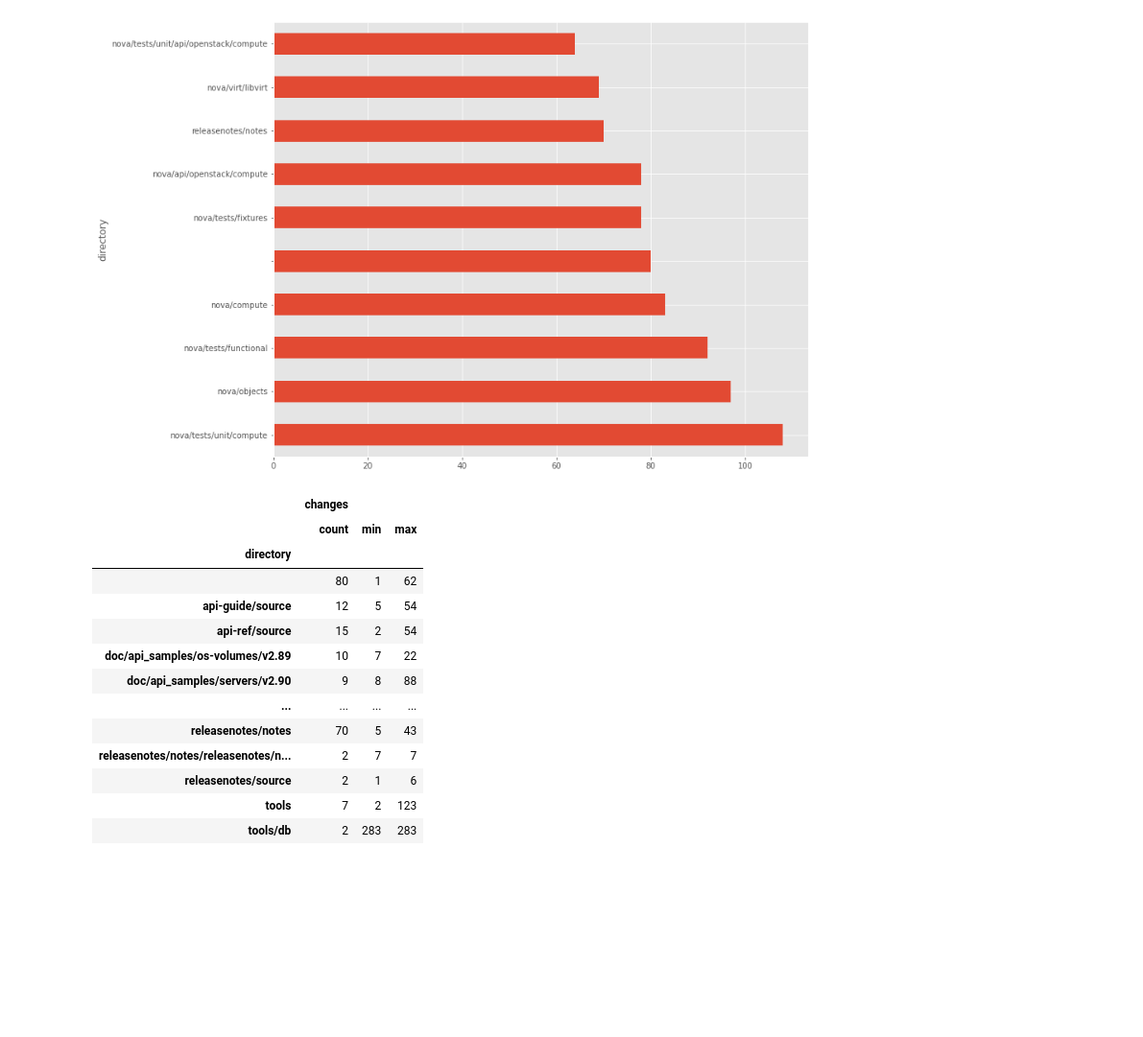
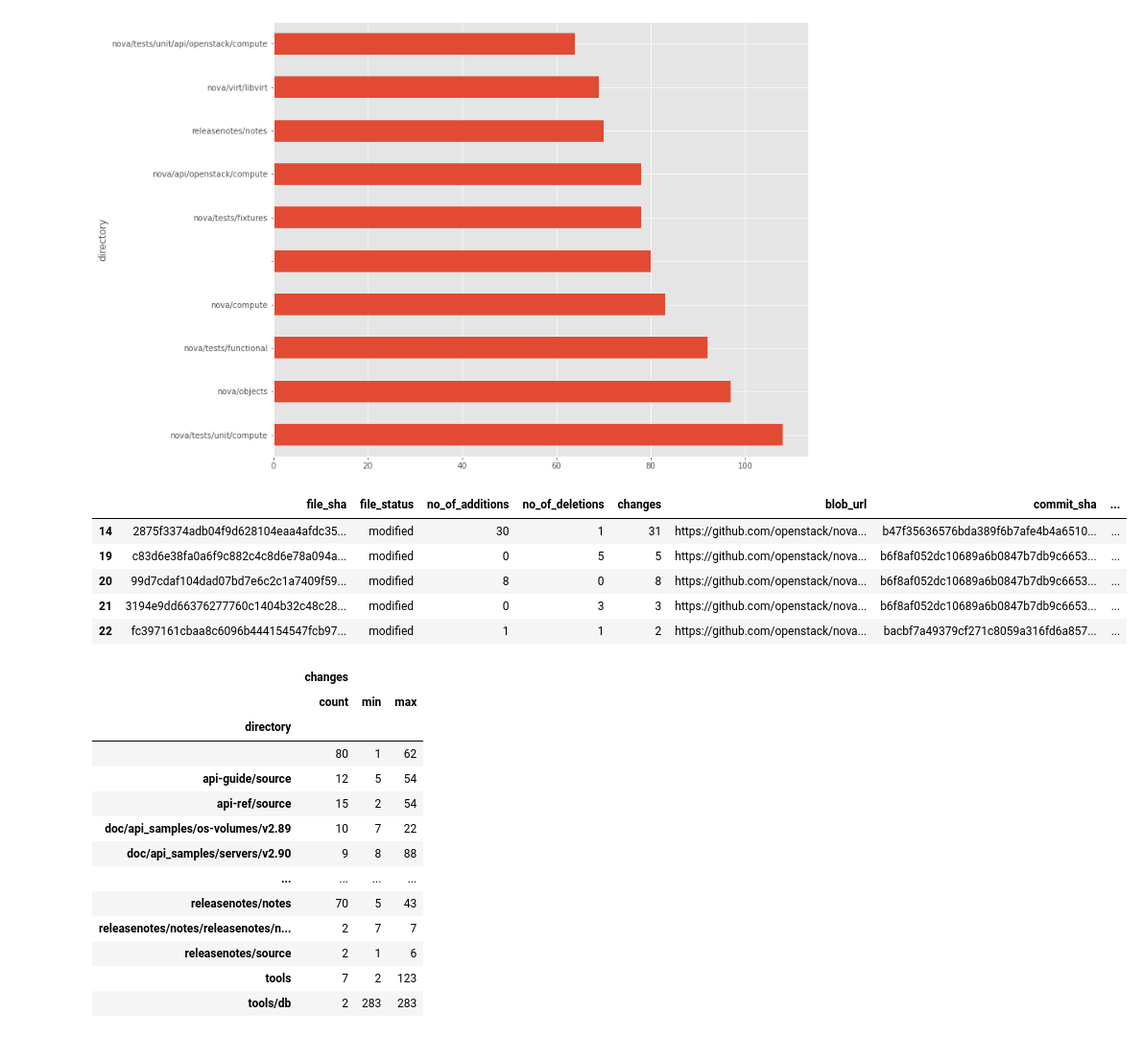
Before and after one commit to TempleOkosun/Mining-OpenStackNova, a Jupyter notebook: Mining OpenStackNova Repo Notebook.ipynb, the cells around one changed output. Shown: that part at 96% size. Saved outputs shown, nothing was run; the diff lists cells and outputs as text; code cells hidden in the pictures; blank space fills up the shorter version.

Commit message:
manually inspected a single commit table rows for accuracy

```diff
--- a/Mining OpenStackNova Repo Notebook.ipynb
+++ b/Mining OpenStackNova Repo Notebook.ipynb
@@ -256,6 +267,20 @@ df["changes"].sum()
 df.groupby('directory').size().sort_values(ascending=False).head(20).head(10).plot(kind='barh');
 # %% [output]
 [figure]
+# %%
+grp = df.groupby('directory')
+for dir_name, ds_df in grp:
+    print("{dir_name}".format(dir_name=dir_name))
+    break
+# %%
+ds_df.head()
+# %% [output]
+|  | file_sha | file_status | no_of_additions | no_of_deletions | changes | blob_url | commit_sha | ... |
+| 14 | 2875f3374adb04f9d628104eaa4afdc35... | modified | 30 | 1 | 31 | https://github.com/openstack/nova... | b47f35636576bda389f6b7afe4b4a6510... | ... |
+| 19 | c83d6e38fa0a6f9c882c4c8d6e78a094a... | modified | 0 | 5 | 5 | https://github.com/openstack/nova... | b6f8af052dc10689a6b0847b7db9c6653... | ... |
+| 20 | 99d7cdaf104dad07bd7e6c2c1a7409f59... | modified | 8 | 0 | 8 | https://github.com/openstack/nova... | b6f8af052dc10689a6b0847b7db9c6653... | ... |
+| 21 | 3194e9dd66376277760c1404b32c48c28... | modified | 0 | 3 | 3 | https://github.com/openstack/nova... | b6f8af052dc10689a6b0847b7db9c6653... | ... |
+| 22 | fc397161cbaa8c6096b444154547fcb97... | modified | 1 | 1 | 2 | https://github.com/openstack/nova... | bacbf7a49379cf271c8059a316fd6a857... | ... |
 # %%
 df.groupby('directory').agg({'changes': ['count', 'min', 'max']})
 # %% [output]
```
Also changed, not shown: parts of 6 cells of this notebook, 1 other file.
